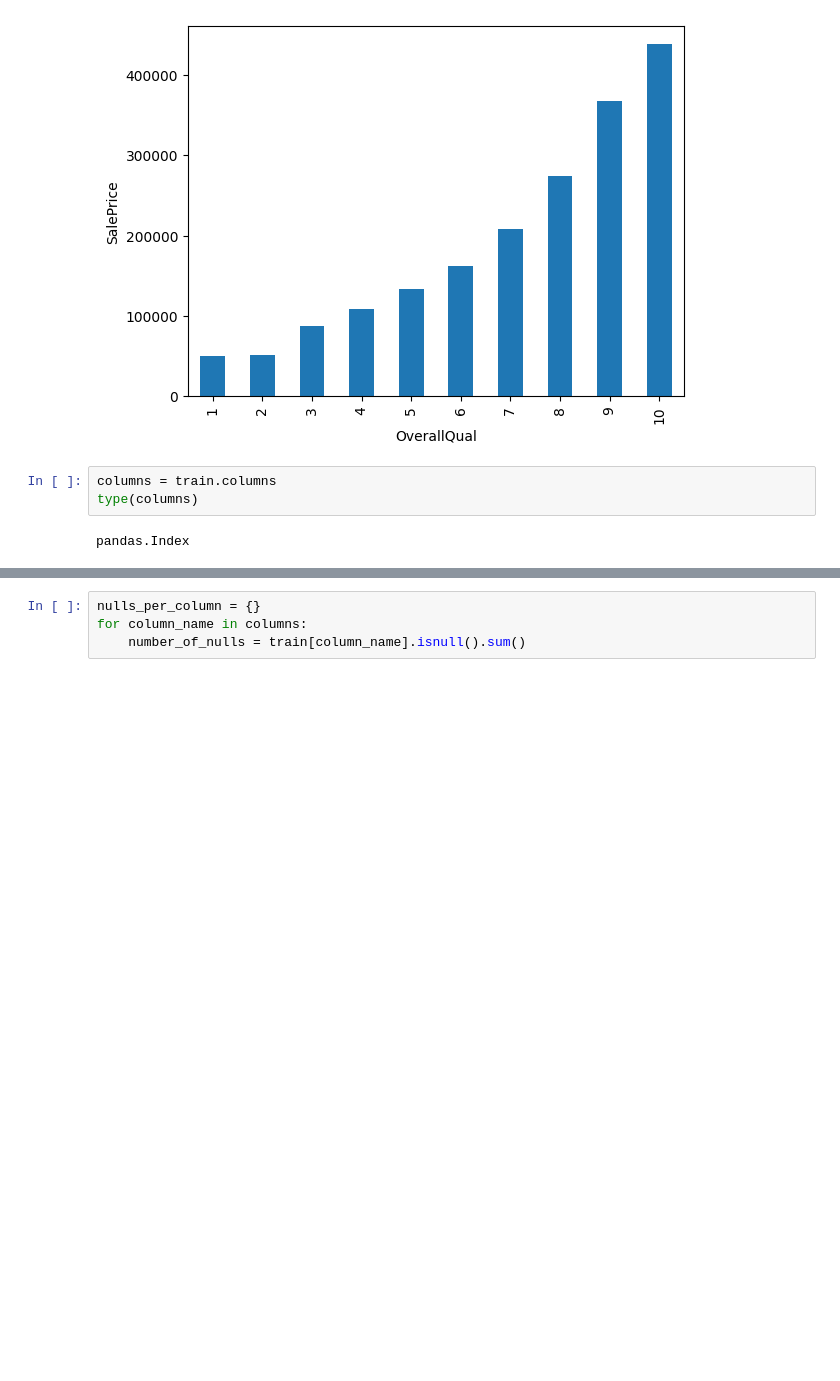
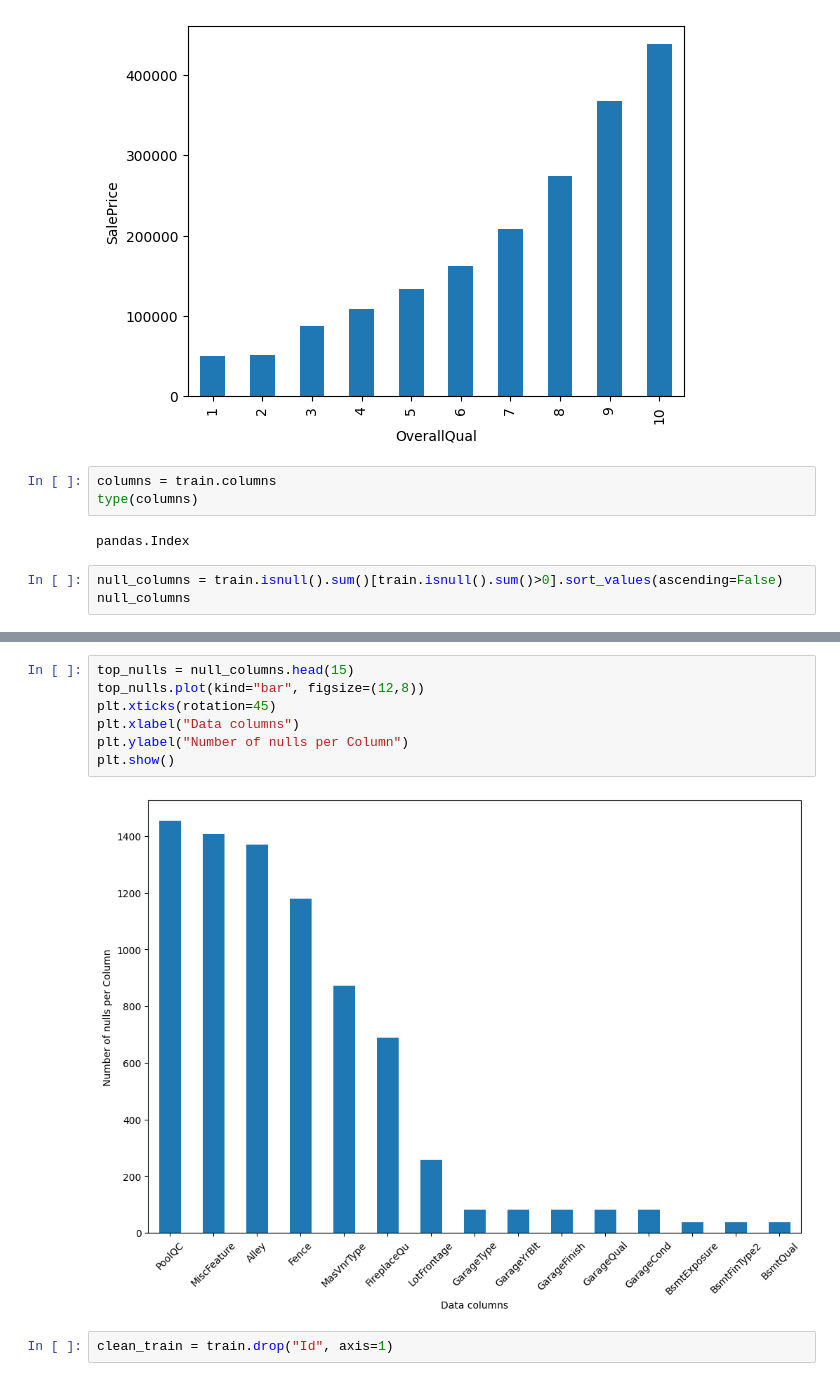
Before and after one commit to Al0card/house-price-predictor, a Jupyter notebook: notebooks/01_eda.ipynb, the cells around one changed output, grey strips where cells are left out. Cells and saved outputs as stored; diff of their text form; blank space fills up the shorter version.

```diff
--- a/notebooks/01_eda.ipynb
+++ b/notebooks/01_eda.ipynb
@@ -105,3 +105,6 @@ columns = train.columns
 type(columns)
 # %% [output]
 pandas.Index
+# %%
+null_columns = train.isnull().sum()[train.isnull().sum()>0].sort_values(ascending=False)
+null_columns
@@ -108,4 +132,11 @@ pandas.Index
 # %%
-nulls_per_column = {}
-for column_name in columns:
-    number_of_nulls = train[column_name].isnull().sum()
+top_nulls = null_columns.head(15)
+top_nulls.plot(kind="bar", figsize=(12,8))
+plt.xticks(rotation=45)
+plt.xlabel("Data columns")
+plt.ylabel("Number of nulls per Column")
+plt.show()
+# %% [output]
+[figure, added]
+# %%
+clean_train = train.drop("Id", axis=1)
```
Also changed, not shown: parts of 7 cells of this notebook.
